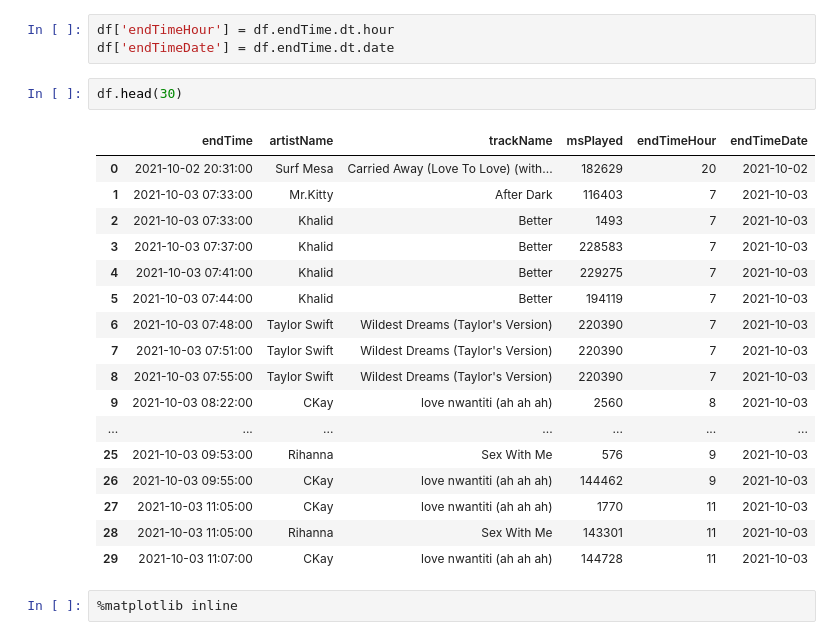
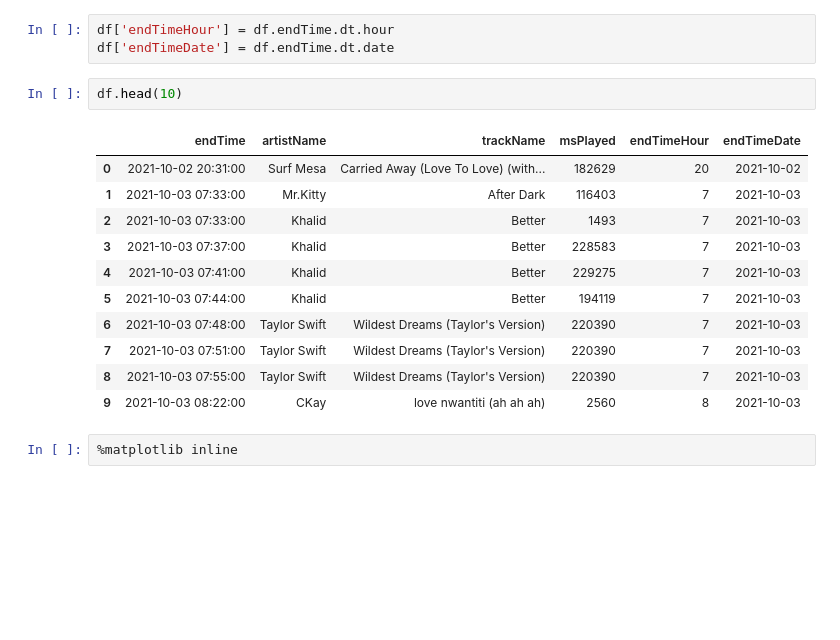
Before and after one commit to karolinastawicka/my-spotify-wrapped, a Jupyter notebook: notebooks/My New Jupiter Notebook .ipynb, the cells around one changed output. Cells and saved outputs as stored; diff of their text form; blank space fills up the shorter version.

```diff
--- a/notebooks/My New Jupiter Notebook .ipynb
+++ b/notebooks/My New Jupiter Notebook .ipynb
@@ -45,25 +90,19 @@ df.endTime = pd.to_datetime(df.endTime, infer_datetime_format=True)
 df['endTimeHour'] = df.endTime.dt.hour
 df['endTimeDate'] = df.endTime.dt.date
 # %%
-df.head(30)
+df.head(10)
 # %% [output]
 |  | endTime | artistName | trackName | msPlayed | endTimeHour | endTimeDate |
 | 0 | 2021-10-02 20:31:00 | Surf Mesa | Carried Away (Love To Love) (with... | 182629 | 20 | 2021-10-02 |
 | 1 | 2021-10-03 07:33:00 | Mr.Kitty | After Dark | 116403 | 7 | 2021-10-03 |
 | 2 | 2021-10-03 07:33:00 | Khalid | Better | 1493 | 7 | 2021-10-03 |
 | 3 | 2021-10-03 07:37:00 | Khalid | Better | 228583 | 7 | 2021-10-03 |
 | 4 | 2021-10-03 07:41:00 | Khalid | Better | 229275 | 7 | 2021-10-03 |
 | 5 | 2021-10-03 07:44:00 | Khalid | Better | 194119 | 7 | 2021-10-03 |
 | 6 | 2021-10-03 07:48:00 | Taylor Swift | Wildest Dreams (Taylor's Version) | 220390 | 7 | 2021-10-03 |
 | 7 | 2021-10-03 07:51:00 | Taylor Swift | Wildest Dreams (Taylor's Version) | 220390 | 7 | 2021-10-03 |
 | 8 | 2021-10-03 07:55:00 | Taylor Swift | Wildest Dreams (Taylor's Version) | 220390 | 7 | 2021-10-03 |
 | 9 | 2021-10-03 08:22:00 | CKay | love nwantiti (ah ah ah) | 2560 | 8 | 2021-10-03 |
-| ... | ... | ... | ... | ... | ... | ... |
-| 25 | 2021-10-03 09:53:00 | Rihanna | Sex With Me | 576 | 9 | 2021-10-03 |
-| 26 | 2021-10-03 09:55:00 | CKay | love nwantiti (ah ah ah) | 144462 | 9 | 2021-10-03 |
-| 27 | 2021-10-03 11:05:00 | CKay | love nwantiti (ah ah ah) | 1770 | 11 | 2021-10-03 |
-| 28 | 2021-10-03 11:05:00 | Rihanna | Sex With Me | 143301 | 11 | 2021-10-03 |
-| 29 | 2021-10-03 11:07:00 | CKay | love nwantiti (ah ah ah) | 144728 | 11 | 2021-10-03 |
 # %%
 %matplotlib inline
 # %%
```
Also changed, not shown: parts of 23 cells of this notebook, 2 other files.
